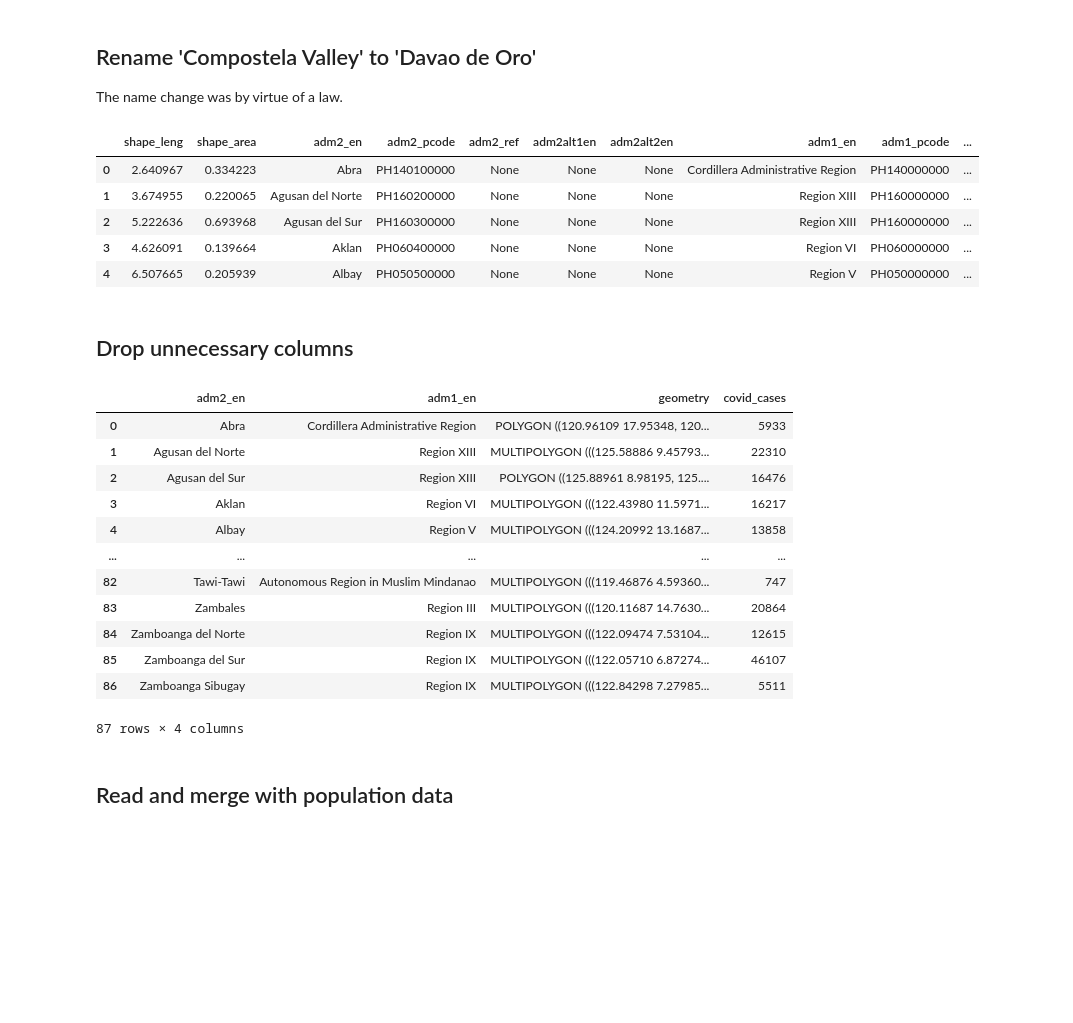
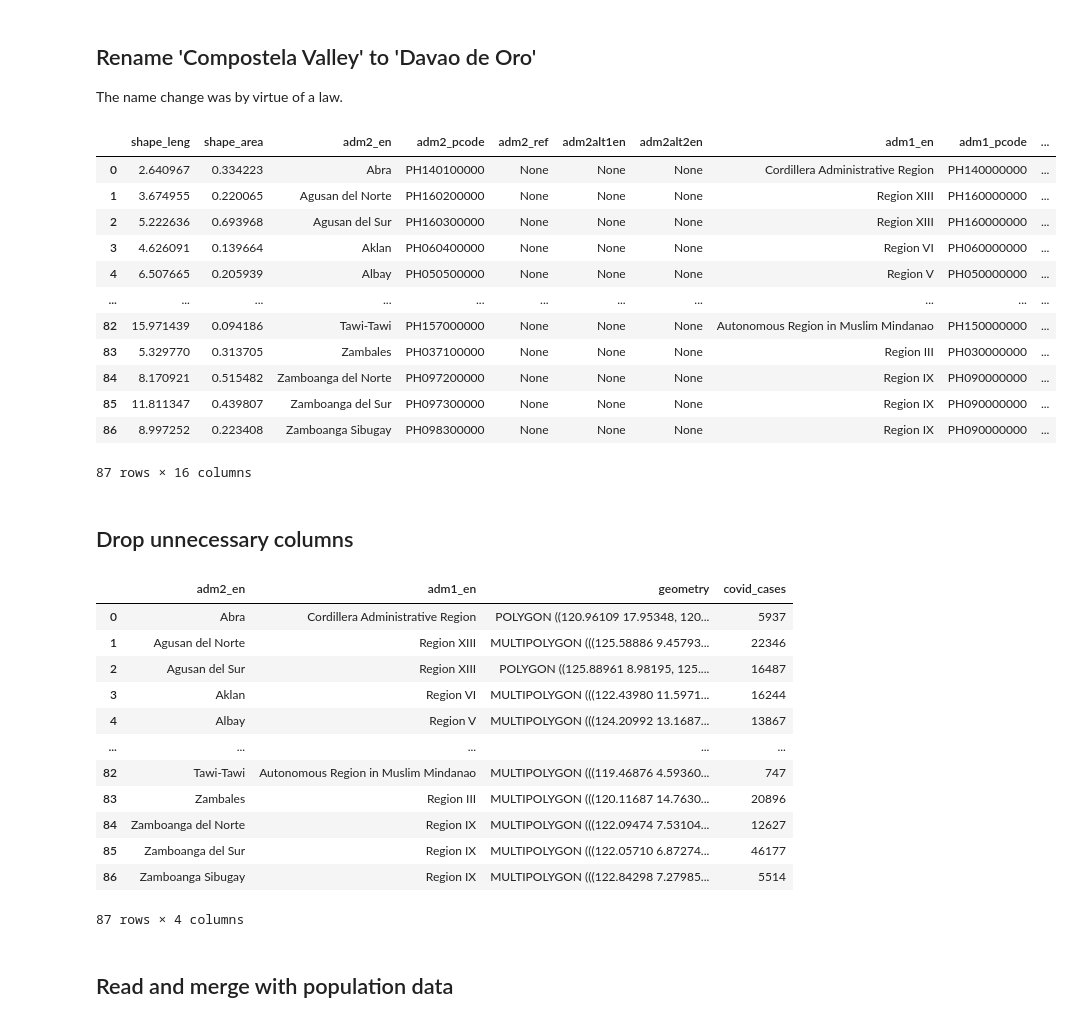
Before and after one commit to pmagtulis/covid-ph-map, a Jupyter notebook: notebooks/provincial_covid_cases.ipynb, the cells around one changed output. Saved outputs shown, nothing was run; the diff lists cells and outputs as text; code cells hidden in the pictures; blank space fills up the shorter version.

```diff
--- a/notebooks/provincial_covid_cases.ipynb
+++ b/notebooks/provincial_covid_cases.ipynb
@@ -38,3 +37,0 @@ df
-# %%
-df= df.drop('Unnamed: 0', axis=1)
-df
@@ -82,7 +65,7 @@ df.provres = df.provres.str.replace("De", "de", regex=False)
 This is again to match the shapefile column containing the provinces' names which is 'adm2_en'. We are also renaming the column containing the Covid-19 cases tally.
 # %%
 df= df.rename(columns={"provres": "adm2_en"})
-df= df.rename(columns={"casecode": "covid_cases"})
+df= df.rename(columns={"provres.1": "covid_cases"})
 df
 # %% [output]
 |  | adm2_en | covid_cases |
@@ -131,15 +114,23 @@ The name change was by virtue of a law.
 # %%
 provinces.adm2_en = provinces.adm2_en.str.replace("Compostela Valley", "Davao de Oro", regex=False)
 # %%
+#pd.set_option('display.max_rows', None)
 provinces_cases = provinces.merge(df, on='adm2_en')
-provinces_cases.head()
+provinces_cases
 # %% [output]
 |  | shape_leng | shape_area | adm2_en | adm2_pcode | adm2_ref | adm2alt1en | adm2alt2en | adm1_en | adm1_pcode | ... |
 | 0 | 2.640967 | 0.334223 | Abra | PH140100000 | None | None | None | Cordillera Administrative Region | PH140000000 | ... |
 | 1 | 3.674955 | 0.220065 | Agusan del Norte | PH160200000 | None | None | None | Region XIII | PH160000000 | ... |
 | 2 | 5.222636 | 0.693968 | Agusan del Sur | PH160300000 | None | None | None | Region XIII | PH160000000 | ... |
 | 3 | 4.626091 | 0.139664 | Aklan | PH060400000 | None | None | None | Region VI | PH060000000 | ... |
 | 4 | 6.507665 | 0.205939 | Albay | PH050500000 | None | None | None | Region V | PH050000000 | ... |
+| ... | ... | ... | ... | ... | ... | ... | ... | ... | ... | ... |
+| 82 | 15.971439 | 0.094186 | Tawi-Tawi | PH157000000 | None | None | None | Autonomous Region in Muslim Mindanao | PH150000000 | ... |
+| 83 | 5.329770 | 0.313705 | Zambales | PH037100000 | None | None | None | Region III | PH030000000 | ... |
+| 84 | 8.170921 | 0.515482 | Zamboanga del Norte | PH097200000 | None | None | None | Region IX | PH090000000 | ... |
+| 85 | 11.811347 | 0.439807 | Zamboanga del Sur | PH097300000 | None | None | None | Region IX | PH090000000 | ... |
+| 86 | 8.997252 | 0.223408 | Zamboanga Sibugay | PH098300000 | None | None | None | Region IX | PH090000000 | ... |
+87 rows × 16 columns
 # %% [markdown]
 ## Drop unnecessary columns
 # %%
@@ -147,17 +138,17 @@ provinces_cases = provinces_cases.drop(['adm2_ref', 'adm2_pcode','adm2alt1en', '
 provinces_cases
 # %% [output]
 |  | adm2_en | adm1_en | geometry | covid_cases |
-| 0 | Abra | Cordillera Administrative Region | POLYGON ((120.96109 17.95348, 120... | 5933 |
-| 1 | Agusan del Norte | Region XIII | MULTIPOLYGON (((125.58886 9.45793... | 22310 |
-| 2 | Agusan del Sur | Region XIII | POLYGON ((125.88961 8.98195, 125.... | 16476 |
-| 3 | Aklan | Region VI | MULTIPOLYGON (((122.43980 11.5971... | 16217 |
-| 4 | Albay | Region V | MULTIPOLYGON (((124.20992 13.1687... | 13858 |
+| 0 | Abra | Cordillera Administrative Region | POLYGON ((120.96109 17.95348, 120... | 5937 |
+| 1 | Agusan del Norte | Region XIII | MULTIPOLYGON (((125.58886 9.45793... | 22346 |
+| 2 | Agusan del Sur | Region XIII | POLYGON ((125.88961 8.98195, 125.... | 16487 |
+| 3 | Aklan | Region VI | MULTIPOLYGON (((122.43980 11.5971... | 16244 |
+| 4 | Albay | Region V | MULTIPOLYGON (((124.20992 13.1687... | 13867 |
 | ... | ... | ... | ... | ... |
 | 82 | Tawi-Tawi | Autonomous Region in Muslim Mindanao | MULTIPOLYGON (((119.46876 4.59360... | 747 |
-| 83 | Zambales | Region III | MULTIPOLYGON (((120.11687 14.7630... | 20864 |
-| 84 | Zamboanga del Norte | Region IX | MULTIPOLYGON (((122.09474 7.53104... | 12615 |
-| 85 | Zamboanga del Sur | Region IX | MULTIPOLYGON (((122.05710 6.87274... | 46107 |
-| 86 | Zamboanga Sibugay | Region IX | MULTIPOLYGON (((122.84298 7.27985... | 5511 |
+| 83 | Zambales | Region III | MULTIPOLYGON (((120.11687 14.7630... | 20896 |
+| 84 | Zamboanga del Norte | Region IX | MULTIPOLYGON (((122.09474 7.53104... | 12627 |
+| 85 | Zamboanga del Sur | Region IX | MULTIPOLYGON (((122.05710 6.87274... | 46177 |
+| 86 | Zamboanga Sibugay | Region IX | MULTIPOLYGON (((122.84298 7.27985... | 5514 |
 87 rows × 4 columns
 # %%
 provinces_cases= provinces_cases.rename(columns={"adm2_en": "province"})
```
Also changed, not shown: parts of 12 cells of this notebook, 1 other file.
